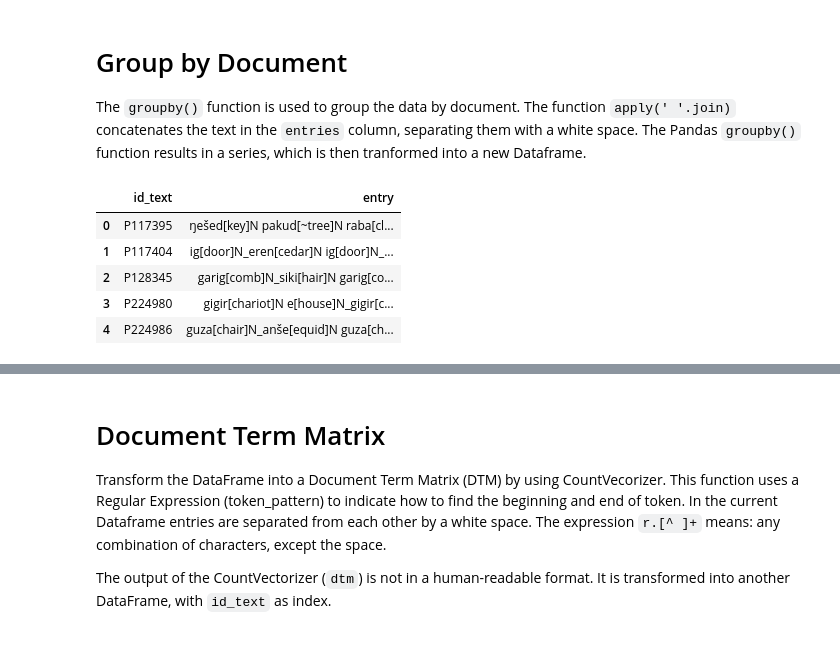
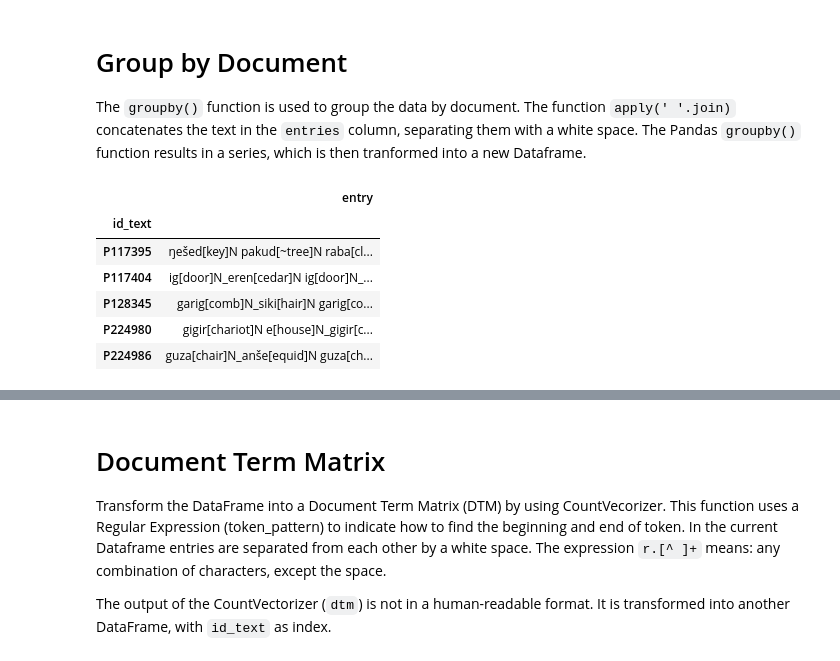
Before and after one commit to ErinBecker/digital-humanities-phylogenetics, a Jupyter notebook: scripts/Exploration_OB_wood-with_NA.ipynb, the cells around one changed output, grey strips where cells are left out. Saved outputs shown, nothing was run; the diff lists cells and outputs as text; code cells hidden in the pictures.

```diff
--- a/scripts/Exploration_OB_wood-with_NA.ipynb
+++ b/scripts/Exploration_OB_wood-with_NA.ipynb
@@ -95,17 +95,19 @@ The `groupby()` function is used to group the data by document. The function `ap
 # %%
 df['entry'] = df['entry'].fillna('')
 entries_df = df[['id_text', 'line', 'entry']]
 #entries_df = entries_df.dropna()
 grouped = entries_df['entry'].groupby(entries_df['id_text']).apply(' '.join).reset_index()
 by_text_df = pd.DataFrame(grouped)
+by_text_df = by_text_df.set_index('id_text')
 by_text_df.head()
 # %% [output]
-|  | id_text | entry |
-| 0 | P117395 | ŋešed[key]N pakud[~tree]N raba[cl... |
-| 1 | P117404 | ig[door]N_eren[cedar]N ig[door]N_... |
-| 2 | P128345 | garig[comb]N_siki[hair]N garig[co... |
-| 3 | P224980 | gigir[chariot]N e[house]N_gigir[c... |
-| 4 | P224986 | guza[chair]N_anše[equid]N guza[ch... |
+|  | entry |
+| id_text |  |
+| P117395 | ŋešed[key]N pakud[~tree]N raba[cl... |
+| P117404 | ig[door]N_eren[cedar]N ig[door]N_... |
+| P128345 | garig[comb]N_siki[hair]N garig[co... |
+| P224980 | gigir[chariot]N e[house]N_gigir[c... |
+| P224986 | guza[chair]N_anše[equid]N guza[ch... |
 # %% [markdown]
 # Questions for Niek
 1) What does the symbol "~" mean in the lemmatization? For example in row number one of the df above "~tree".
```
Also changed, not shown: parts of 10 cells of this notebook.
